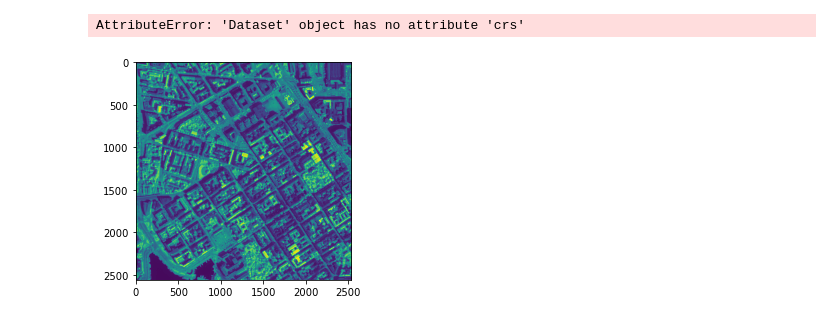
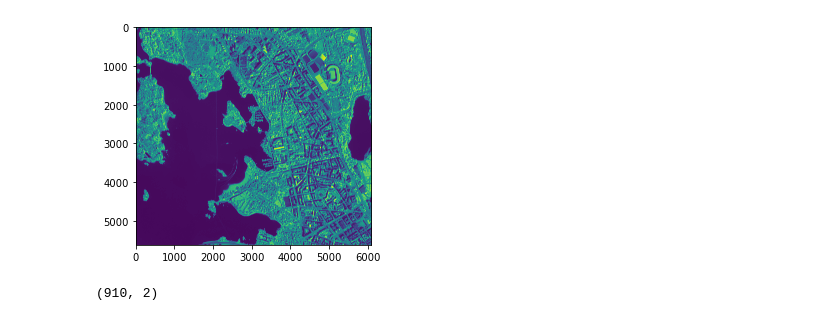
Before and after one commit to csc-training/GeoML, a Jupyter notebook: notebooks/03_raster_data_preparation.ipynb, the cells around one changed output. Saved outputs shown, nothing was run; the diff lists cells and outputs as text; code cells hidden in the pictures.

```diff
--- a/notebooks/03_raster_data_preparation.ipynb
+++ b/notebooks/03_raster_data_preparation.ipynb
@@ -84,19 +55,28 @@ park.plot()
-# %%
-# merge all orthophotos
-from osgeo import gdal
-my_vrt = gdal.BuildVRT('my.vrt', ['../data/orthophotos/L4133A.jp2', '../data/orthophotos/L4133B.jp2', '../data/orthophotos/L4133C.jp2', '../data/orthophotos/L4133D.jp2'])
-#write to disk
-my_vrt = None
-# %% [output]
-AttributeError: 'Dataset' object has no attribute 'crs'
+# %%
+from rasterio.merge import merge
+merged = merge(['../data/orthophotos/L4133A.jp2', '../data/orthophotos/L4133B.jp2', '../data/orthophotos/L4133C.jp2', '../data/orthophotos/L4133D.jp2'], bounds= (376718.61018759, 6644566.39931673,  403517.04394148,
+       6685896.19821728))
 # %%
+# read only part of the vrt
 import rasterio
 from rasterio.windows import from_bounds
 from matplotlib import pyplot
-vrt_path = "my.vrt"
-with rasterio.open(vrt_path) as src:
-    rst = src.read(window=from_bounds(384608.52127711, 6671087.70303994,  385876.41195862,
-       6672366.52083272, src.transform))
-    pyplot.imshow(rst[0])
+#vrt_path = "my.vrt"
+#with rasterio.open(vrt_path) as src:
+    #rst = src.read(window=from_bounds(382503.10420442, 6671842.56125306,  385545.07257462,6674654.56243394, src.transform))
+rst = merged
+pyplot.imshow(rst[0][0])
+
+with rasterio.open('../data/orthophotos/L4133A.jp2', 'r') as src:
+    crs = src.crs
+
+with rasterio.open('toolo.tif', 'w', driver='GTiff',
+    height= rst[0].shape[1],
+    width= rst[0].shape[2],
+    count=rst[0].shape[0],
+    dtype=rst[0].dtype,
+    crs=crs,
+    transform=rst[1]) as dst:
+        dst.write(rst[0]  )
 # %% [output]
-[figure, old version]
+[figure, new version]
@@ -102,0 +93,7 @@ with rasterio.open(vrt_path) as src:
+# %%
+# create class vectorfile
+classes = park.append(water)
+classes = classes.append(buildings)
+classes.shape
+# %% [output]
+(910, 2)
```
Also changed, not shown: parts of 13 cells of this notebook, 2 other files.
